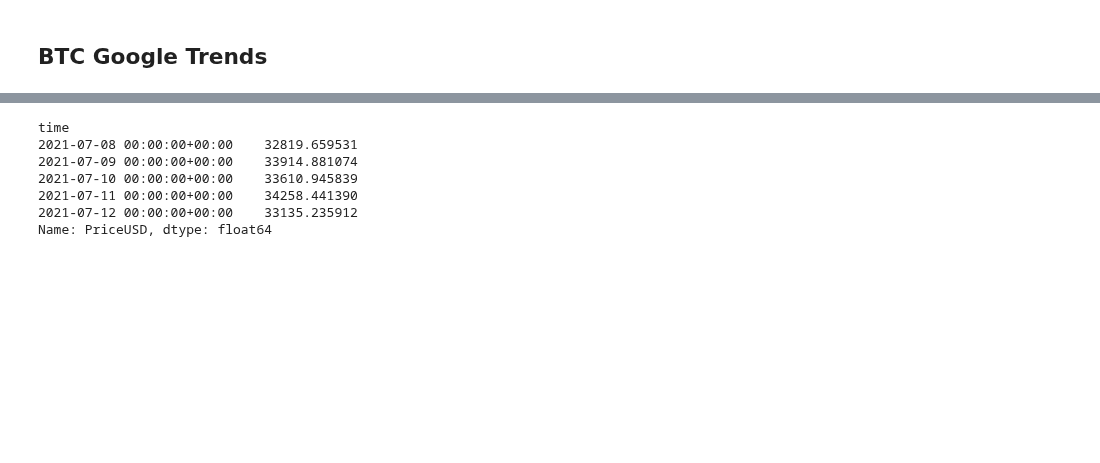
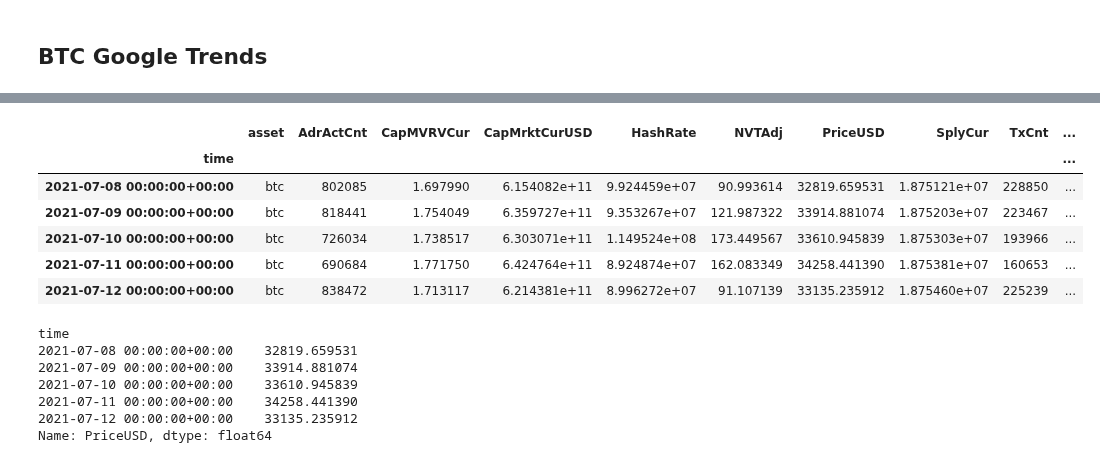
Before and after one commit to dbogatic/crypto-analysis, a Jupyter notebook: google_trends.ipynb, the cells around one changed output, grey strips where cells are left out. Saved outputs shown, nothing was run; the diff lists cells and outputs as text; code cells hidden in the pictures; blank space fills up the shorter version.

```diff
--- a/google_trends.ipynb
+++ b/google_trends.ipynb
@@ -171,5 +141,14 @@ btc_trends_combined
 # %%
-btc_metrics = pd.read_csv('/Users/draganbogatic/Documents/Fin_Tech/crypto-analysis/resources/btc_annual_metrics/btc_metrics_1.csv', parse_dates=True, index_col="time")
+btc_metrics = pd.read_csv('/Users/draganbogatic/Documents/Fin_Tech/crypto-analysis/resources/btc_annual_metrics/btc_metrics_1.csv', parse_dates=True, index_col='time')
+btc_metrics.tail()
+# %% [output]
+|  | asset | AdrActCnt | CapMVRVCur | CapMrktCurUSD | HashRate | NVTAdj | PriceUSD | SplyCur | TxCnt | ... |
+| time |  |  |  |  |  |  |  |  |  | ... |
+| 2021-07-08 00:00:00+00:00 | btc | 802085 | 1.697990 | 6.154082e+11 | 9.924459e+07 | 90.993614 | 32819.659531 | 1.875121e+07 | 228850 | ... |
+| 2021-07-09 00:00:00+00:00 | btc | 818441 | 1.754049 | 6.359727e+11 | 9.353267e+07 | 121.987322 | 33914.881074 | 1.875203e+07 | 223467 | ... |
+| 2021-07-10 00:00:00+00:00 | btc | 726034 | 1.738517 | 6.303071e+11 | 1.149524e+08 | 173.449567 | 33610.945839 | 1.875303e+07 | 193966 | ... |
+| 2021-07-11 00:00:00+00:00 | btc | 690684 | 1.771750 | 6.424764e+11 | 8.924874e+07 | 162.083349 | 34258.441390 | 1.875381e+07 | 160653 | ... |
+| 2021-07-12 00:00:00+00:00 | btc | 838472 | 1.713117 | 6.214381e+11 | 8.996272e+07 | 91.107139 | 33135.235912 | 1.875460e+07 | 225239 | ... |
 # %%
 # Read in BTC price from the csv file
 btc_price = btc_metrics['PriceUSD']
```
Also changed, not shown: parts of 7 cells of this notebook, 8 other files.
